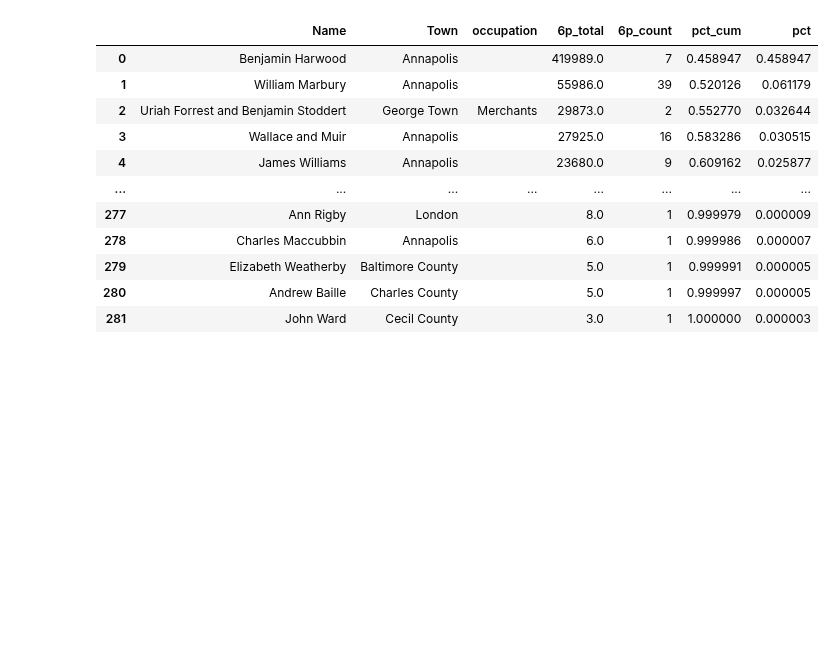
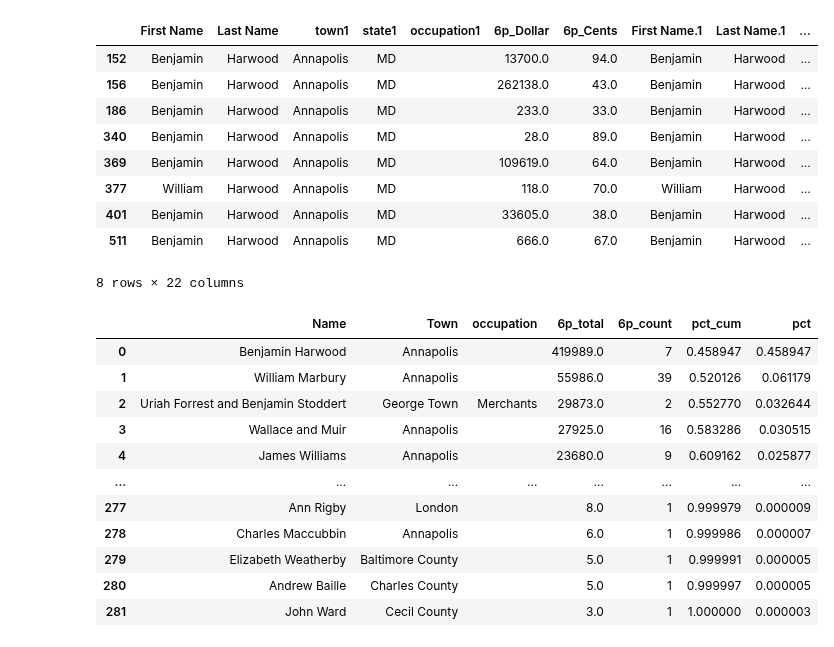
Before and after one commit to davidch2020/SPEOC-pt-1, a Jupyter notebook: S2022/prepost_match/MD_example.ipynb, the cells around one changed output. Cells and saved outputs as stored; diff of their text form; code cells hidden in the pictures; blank space fills up the shorter version.

```diff
--- a/S2022/prepost_match/MD_example.ipynb
+++ b/S2022/prepost_match/MD_example.ipynb
@@ -19,6 +19,19 @@ grouped_df.columns = ['Name', 'Town', 'occupation', '6p_total', '6p_count']
 grouped_df = grouped_df.sort_values('6p_total', ascending = False).reset_index(drop = True)
 grouped_df['pct_cum'] = grouped_df['6p_total'].cumsum()/grouped_df['6p_total'].sum()
 grouped_df['pct'] = grouped_df['6p_total']/grouped_df['6p_total'].sum()
+# %%
+MD_CD_raw[MD_CD_raw['Last Name'] == 'Harwood']
+# %% [output]
+|  | First Name | Last Name | town1 | state1 | occupation1 | 6p_Dollar | 6p_Cents | First Name.1 | Last Name.1 | ... |
+| 152 | Benjamin | Harwood | Annapolis | MD |  | 13700.0 | 94.0 | Benjamin | Harwood | ... |
+| 156 | Benjamin | Harwood | Annapolis | MD |  | 262138.0 | 43.0 | Benjamin | Harwood | ... |
+| 186 | Benjamin | Harwood | Annapolis | MD |  | 233.0 | 33.0 | Benjamin | Harwood | ... |
+| 340 | Benjamin | Harwood | Annapolis | MD |  | 28.0 | 89.0 | Benjamin | Harwood | ... |
+| 369 | Benjamin | Harwood | Annapolis | MD |  | 109619.0 | 64.0 | Benjamin | Harwood | ... |
+| 377 | William | Harwood | Annapolis | MD |  | 118.0 | 70.0 | William | Harwood | ... |
+| 401 | Benjamin | Harwood | Annapolis | MD |  | 33605.0 | 38.0 | Benjamin | Harwood | ... |
+| 511 | Benjamin | Harwood | Annapolis | MD |  | 666.0 | 67.0 | Benjamin | Harwood | ... |
+8 rows × 22 columns
 # %%
 grouped_df
 # %% [output]
```
Also changed, not shown: parts of 18 cells of this notebook, 3 other files.
